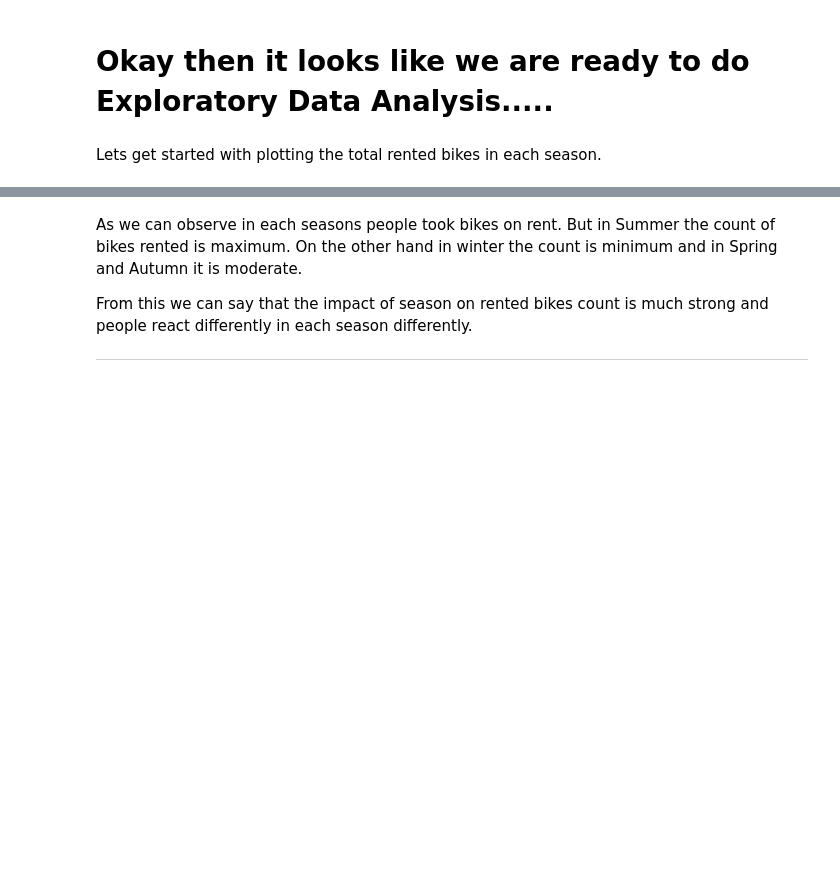
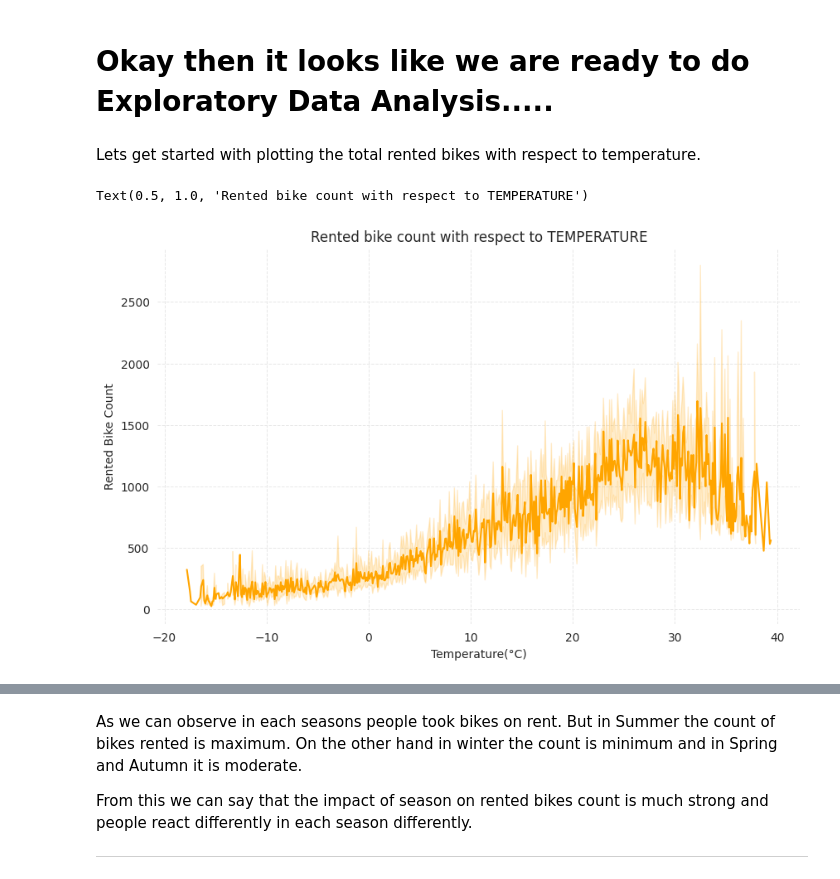
Before and after one commit to anisbagwan/Bike-sharing-demand-prediction, a Jupyter notebook: Bike_Sharing_Demand_Prediction_Anis_Bagwan.ipynb, the cells around one changed output, grey strips where cells are left out. Cells and saved outputs as stored; diff of their text form; code cells hidden in the pictures; blank space fills up the shorter version.

```diff
--- a/Bike_Sharing_Demand_Prediction_Anis_Bagwan.ipynb
+++ b/Bike_Sharing_Demand_Prediction_Anis_Bagwan.ipynb
@@ -186,4 +186,23 @@ Ah...!!! The dataset does not contain any missing value. That is a great thing w
 # %% [markdown]
 # Okay then it looks like we are ready to  do Exploratory Data Analysis.....
 # %% [markdown]
-Lets get started with plotting the total rented bikes in each season.
+Lets get started with plotting the total rented bikes with respect to temperature.
+# %%
+# Let's plot a line plot to display the temperature
+plt.figure(figsize=(10,6), dpi=100)
+sns.set_style("whitegrid")
+
+sns.lineplot(data=bs_df1, x="Temperature(°C)", y="Rented Bike Count",
+             color='orange')
+
+# remove the frame of the chart
+for spine in plt.gca().spines.values():
+    spine.set_visible(False)
+
+# Draw grid lines with red color and dashed style
+plt.grid(color='#E8E8E8', linestyle='--', linewidth=0.7)
+
+plt.title('Rented bike count with respect to TEMPERATURE')
+# %% [output]
+Text(0.5, 1.0, 'Rented bike count with respect to TEMPERATURE')
+[figure, added]
```
Also changed, not shown: parts of 36 cells of this notebook.
